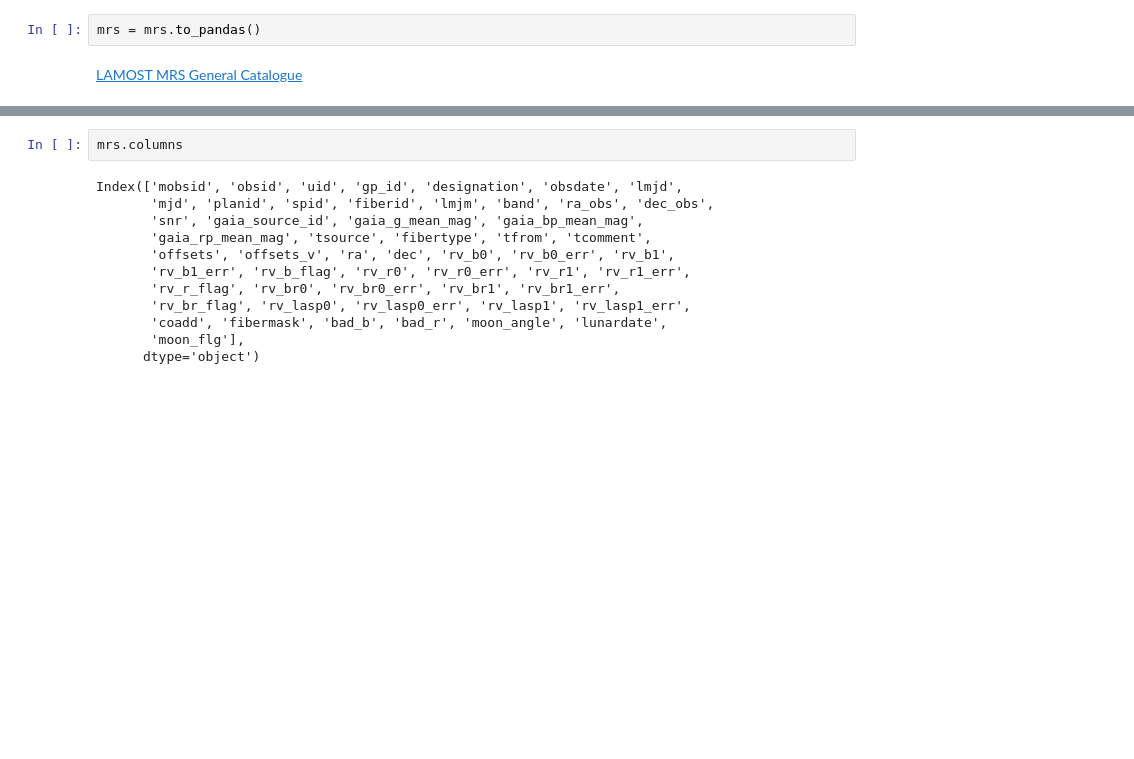
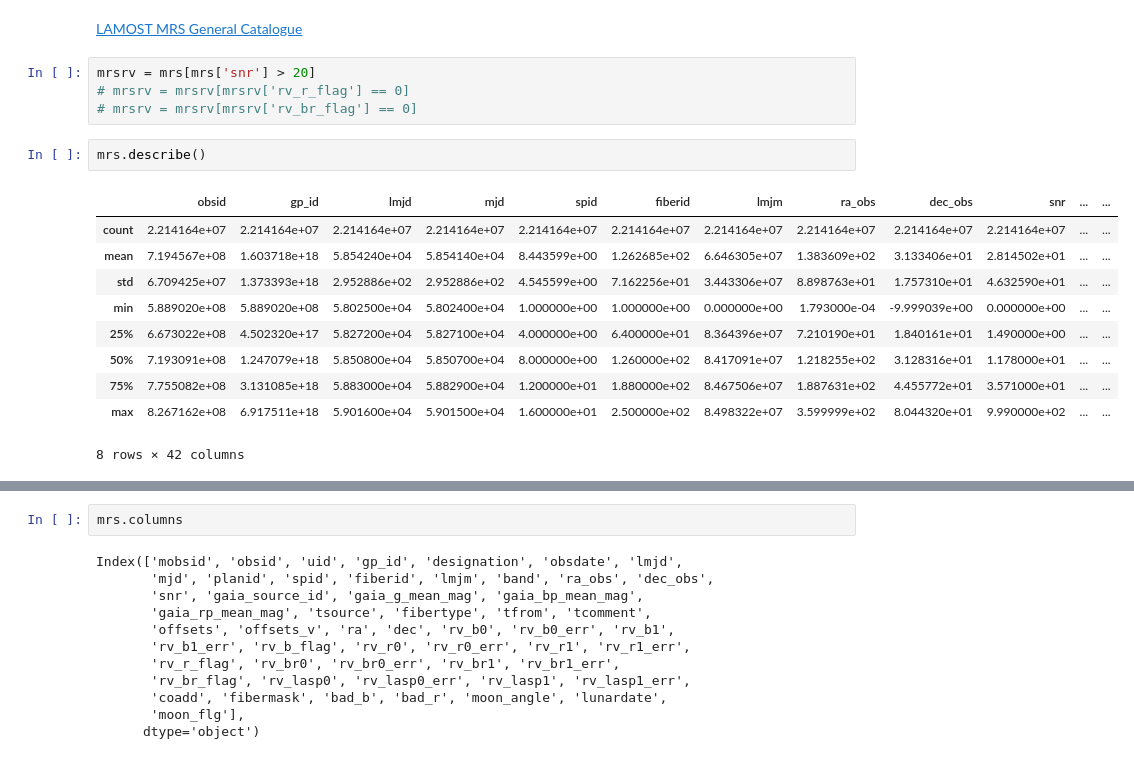
Before and after one commit to aydanmckay/clean-data, a Jupyter notebook: lamostdr8.ipynb, the cells around one changed output, grey strips where cells are left out. Drawn from its saved outputs; the diff is of its cells as text; blank space fills up the shorter version.

```diff
--- a/lamostdr8.ipynb
+++ b/lamostdr8.ipynb
@@ -105,4 +194,19 @@ Maintenant, on besoin de xmatch le catalogue lrs avec un des autres catalogues d
-# %%
-mrs = mrs.to_pandas()
 # %% [markdown]
 [LAMOST MRS General Catalogue](http://www.lamost.org/dr8/v2.0/doc/mr-data-production-description#s3.1)
+# %%
+mrsrv = mrs[mrs['snr'] > 20]
+# mrsrv = mrsrv[mrsrv['rv_r_flag'] == 0]
+# mrsrv = mrsrv[mrsrv['rv_br_flag'] == 0]
+# %%
+mrs.describe()
+# %% [output]
+|  | obsid | gp_id | lmjd | mjd | spid | fiberid | lmjm | ra_obs | dec_obs | snr | ... | ... |
+| count | 2.214164e+07 | 2.214164e+07 | 2.214164e+07 | 2.214164e+07 | 2.214164e+07 | 2.214164e+07 | 2.214164e+07 | 2.214164e+07 | 2.214164e+07 | 2.214164e+07 | ... | ... |
+| mean | 7.194567e+08 | 1.603718e+18 | 5.854240e+04 | 5.854140e+04 | 8.443599e+00 | 1.262685e+02 | 6.646305e+07 | 1.383609e+02 | 3.133406e+01 | 2.814502e+01 | ... | ... |
+| std | 6.709425e+07 | 1.373393e+18 | 2.952886e+02 | 2.952886e+02 | 4.545599e+00 | 7.162256e+01 | 3.443306e+07 | 8.898763e+01 | 1.757310e+01 | 4.632590e+01 | ... | ... |
+| min | 5.889020e+08 | 5.889020e+08 | 5.802500e+04 | 5.802400e+04 | 1.000000e+00 | 1.000000e+00 | 0.000000e+00 | 1.793000e-04 | -9.999039e+00 | 0.000000e+00 | ... | ... |
+| 25% | 6.673022e+08 | 4.502320e+17 | 5.827200e+04 | 5.827100e+04 | 4.000000e+00 | 6.400000e+01 | 8.364396e+07 | 7.210190e+01 | 1.840161e+01 | 1.490000e+00 | ... | ... |
+| 50% | 7.193091e+08 | 1.247079e+18 | 5.850800e+04 | 5.850700e+04 | 8.000000e+00 | 1.260000e+02 | 8.417091e+07 | 1.218255e+02 | 3.128316e+01 | 1.178000e+01 | ... | ... |
+| 75% | 7.755082e+08 | 3.131085e+18 | 5.883000e+04 | 5.882900e+04 | 1.200000e+01 | 1.880000e+02 | 8.467506e+07 | 1.887631e+02 | 4.455772e+01 | 3.571000e+01 | ... | ... |
+| max | 8.267162e+08 | 6.917511e+18 | 5.901600e+04 | 5.901500e+04 | 1.600000e+01 | 2.500000e+02 | 8.498322e+07 | 3.599999e+02 | 8.044320e+01 | 9.990000e+02 | ... | ... |
+8 rows × 42 columns
```
Also changed, not shown: parts of 41 cells of this notebook.
